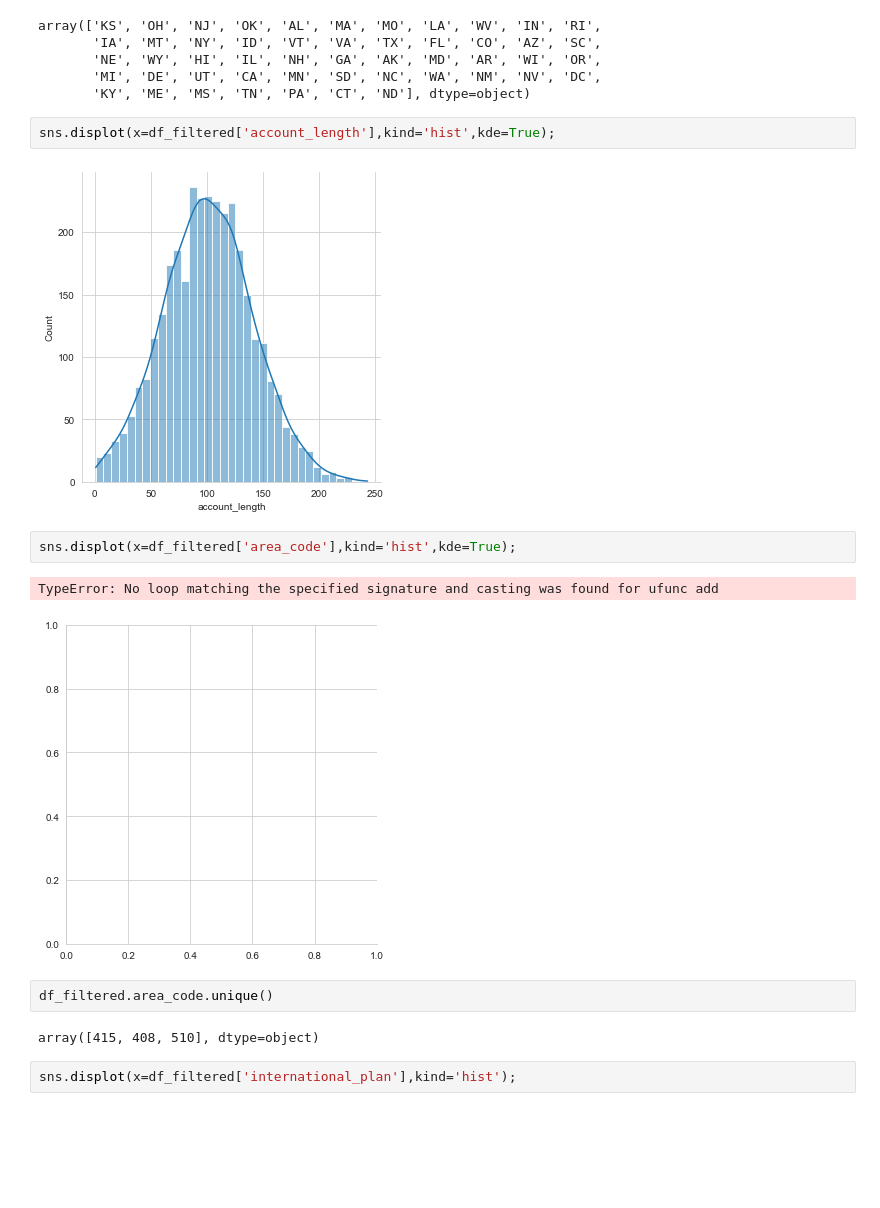
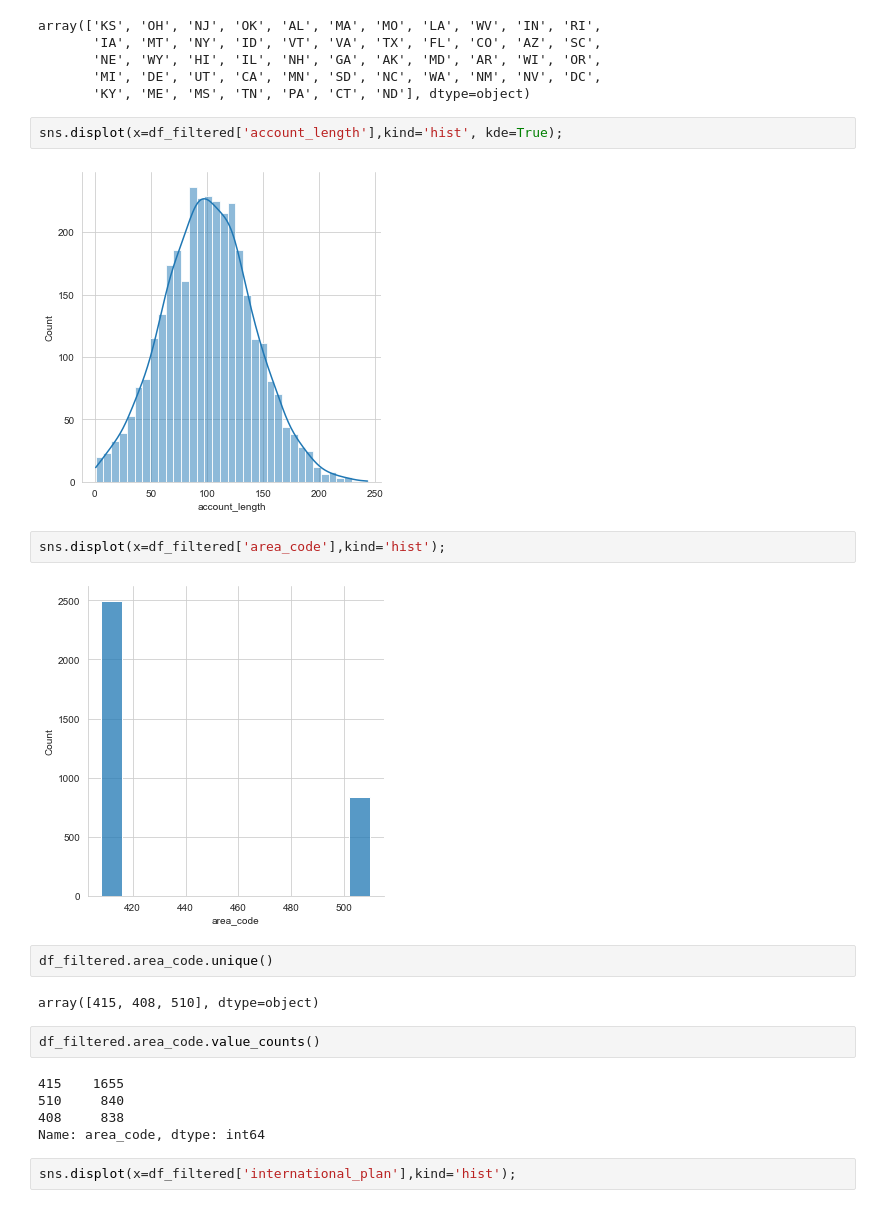
Before and after one commit to jmg0144/Customer-Churn-Classification-Analysis, a Jupyter notebook: phase-3-project.ipynb, the cells around one changed output. Cells and saved outputs as stored; diff of their text form; blank space fills up the shorter version.

```diff
--- a/phase-3-project.ipynb
+++ b/phase-3-project.ipynb
@@ -130,18 +138,24 @@ array(['KS', 'OH', 'NJ', 'OK', 'AL', 'MA', 'MO', 'LA', 'WV', 'IN', 'RI',
        'MI', 'DE', 'UT', 'CA', 'MN', 'SD', 'NC', 'WA', 'NM', 'NV', 'DC',
        'KY', 'ME', 'MS', 'TN', 'PA', 'CT', 'ND'], dtype=object)
 # %%
-sns.displot(x=df_filtered['account_length'],kind='hist',kde=True);
+sns.displot(x=df_filtered['account_length'],kind='hist', kde=True);
 # %% [output]
 [figure]
 # %%
-sns.displot(x=df_filtered['area_code'],kind='hist',kde=True);
+sns.displot(x=df_filtered['area_code'],kind='hist');
 # %% [output]
-TypeError: No loop matching the specified signature and casting was found for ufunc add
-[figure, old version]
+[figure, new version]
 # %%
 df_filtered.area_code.unique()
 # %% [output]
 array([415, 408, 510], dtype=object)
+# %%
+df_filtered.area_code.value_counts()
+# %% [output]
+415    1655
+510     840
+408     838
+Name: area_code, dtype: int64
 # %%
 sns.displot(x=df_filtered['international_plan'],kind='hist');
 # %% [output]
```
Also changed, not shown: parts of 79 cells of this notebook.
